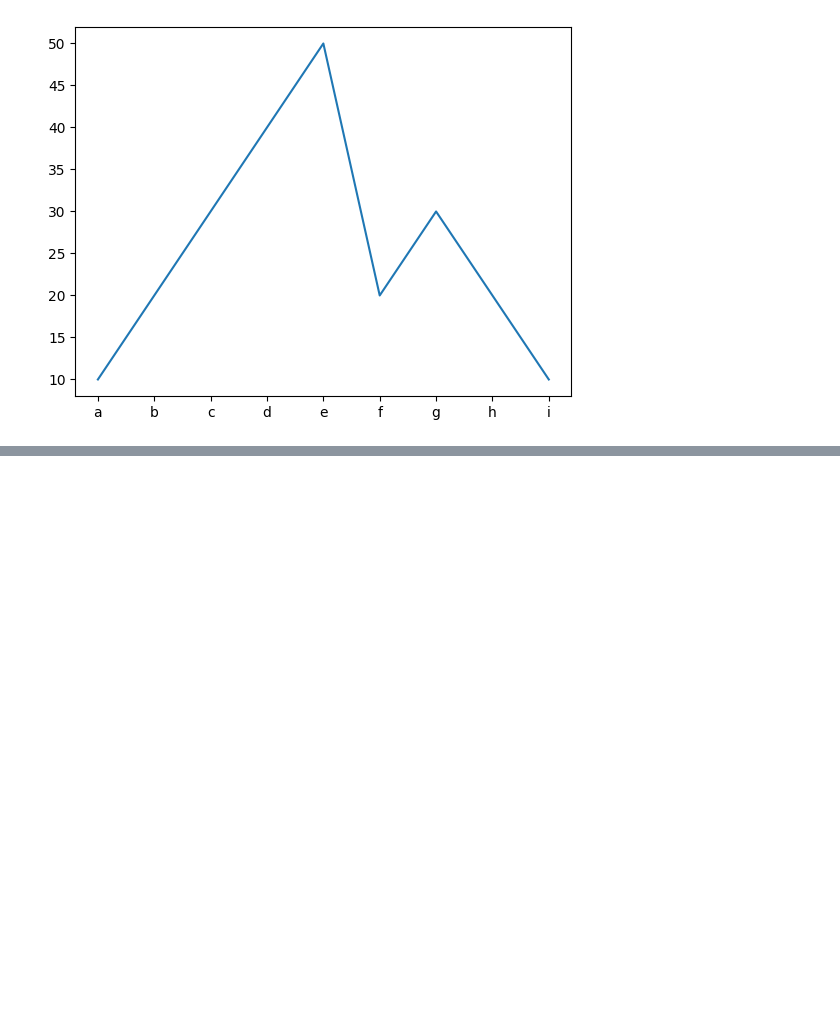
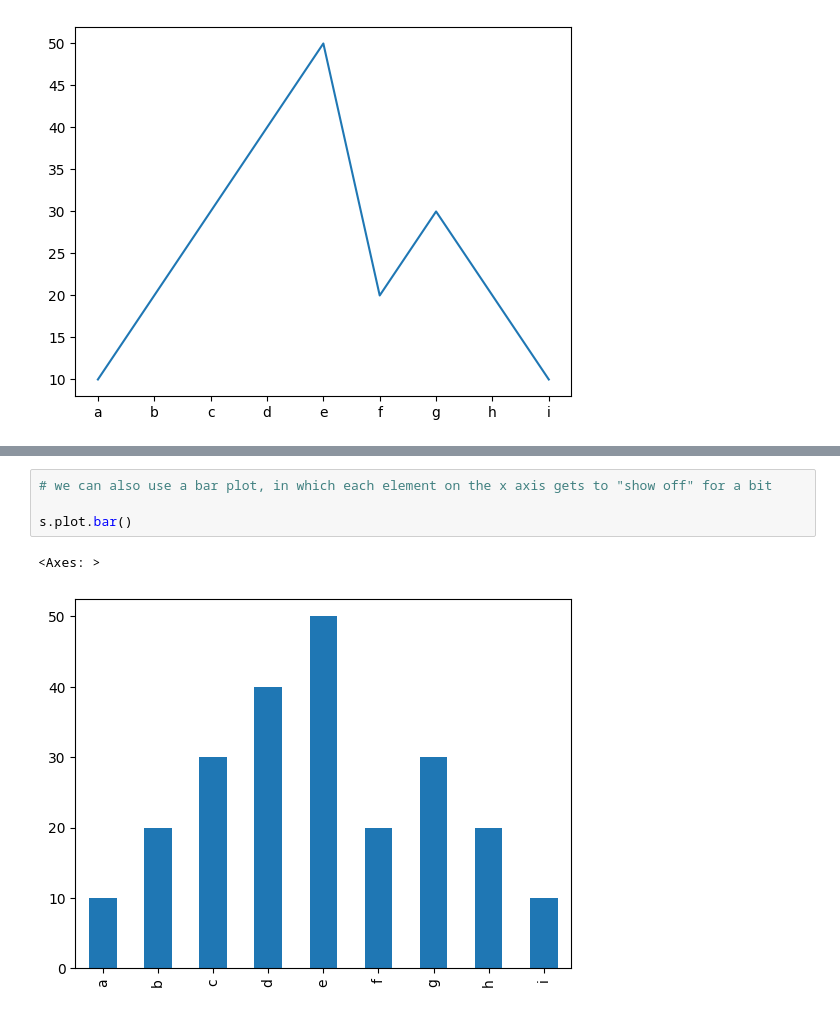
Before and after one commit to reuven/oreilly-2025-05May-pandas, a Jupyter notebook: OReilly - 2025-05May-19.ipynb, the cells around one changed output, grey strips where cells are left out. Drawn from its saved outputs; the diff is of its cells as text; blank space fills up the shorter version.

```diff
--- a/OReilly - 2025-05May-19.ipynb
+++ b/OReilly - 2025-05May-19.ipynb
@@ -1423,0 +1427,7 @@ s.plot.line(title='My amazing plot',
+# %%
+# we can also use a bar plot, in which each element on the x axis gets to "show off" for a bit
+
+s.plot.bar()
+# %% [output]
+<Axes: >
+[figure, added]
```
Also changed, not shown: parts of 4 cells of this notebook.
